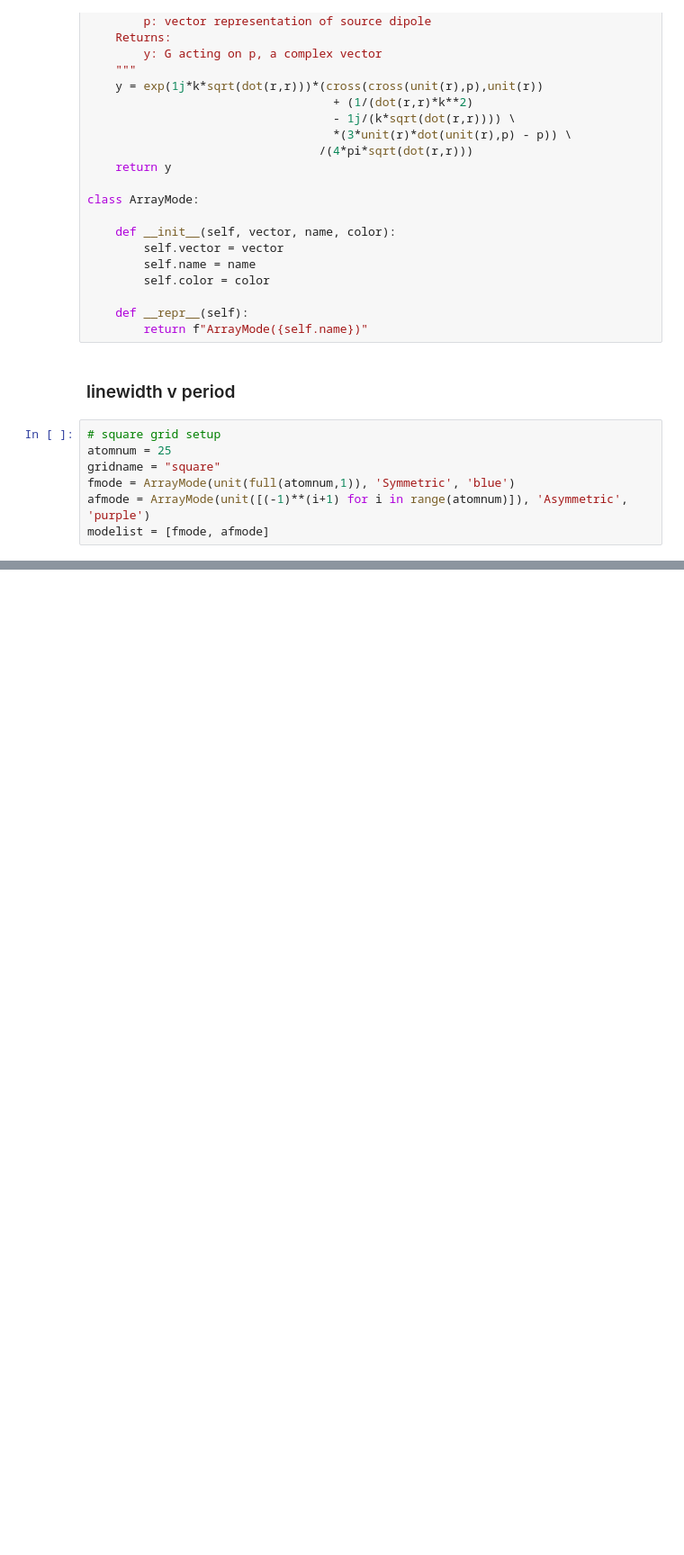
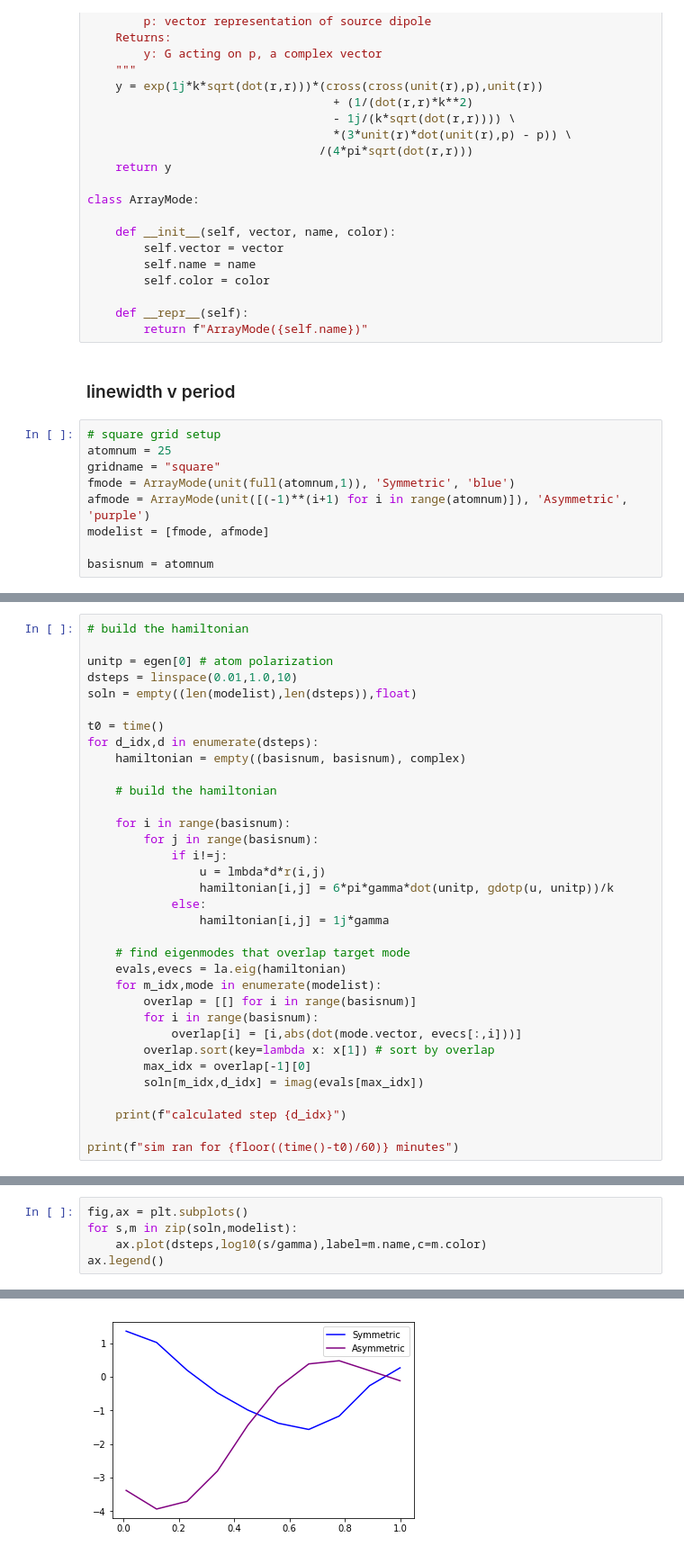
Before and after one commit to prhuft/ordered-atom-arrays, a Jupyter notebook: collective_radiance_two_lvl.ipynb, the cells around one changed output, grey strips where cells are left out. Shown at 90% size. Cells and saved outputs as stored; diff of their text form; blank space fills up the shorter version.

Commit message:
reproduced two level atom linewidth v period plot in python

```diff
--- a/collective_radiance_two_lvl.ipynb
+++ b/collective_radiance_two_lvl.ipynb
@@ -89,3 +90,5 @@ gridname = "square"
 fmode = ArrayMode(unit(full(atomnum,1)), 'Symmetric', 'blue')
 afmode = ArrayMode(unit([(-1)**(i+1) for i in range(atomnum)]), 'Asymmetric', 'purple')
 modelist = [fmode, afmode]
+
+basisnum = atomnum
@@ -105,0 +95,34 @@ array([[1., 1.],
+# %%
+# build the hamiltonian
+
+unitp = egen[0] # atom polarization
+dsteps = linspace(0.01,1.0,10)
+soln = empty((len(modelist),len(dsteps)),float)
+
+t0 = time()
+for d_idx,d in enumerate(dsteps):
+    hamiltonian = empty((basisnum, basisnum), complex)
+
+    # build the hamiltonian
+
+    for i in range(basisnum):
+        for j in range(basisnum):
+            if i!=j:
+                u = lmbda*d*r(i,j)
+                hamiltonian[i,j] = 6*pi*gamma*dot(unitp, gdotp(u, unitp))/k
+            else:
+                hamiltonian[i,j] = 1j*gamma
+
+    # find eigenmodes that overlap target mode
+    evals,evecs = la.eig(hamiltonian)
+    for m_idx,mode in enumerate(modelist):
+        overlap = [[] for i in range(basisnum)]
+        for i in range(basisnum):
+            overlap[i] = [i,abs(dot(mode.vector, evecs[:,i]))]
+        overlap.sort(key=lambda x: x[1]) # sort by overlap
+        max_idx = overlap[-1][0]
+        soln[m_idx,d_idx] = imag(evals[max_idx])
+
+    print(f"calculated step {d_idx}")
+
+print(f"sim ran for {floor((time()-t0)/60)} minutes")
@@ -105,0 +141,6 @@ array([[1., 1.],
+# %%
+fig,ax = plt.subplots()
+for s,m in zip(soln,modelist):
+    ax.plot(dsteps,log10(s/gamma),label=m.name,c=m.color)
+ax.legend()
+# %% [output]
@@ -105,0 +148 @@ array([[1., 1.],
+[figure, added]
```
Also changed, not shown: parts of 5 cells of this notebook, 1 other file.
